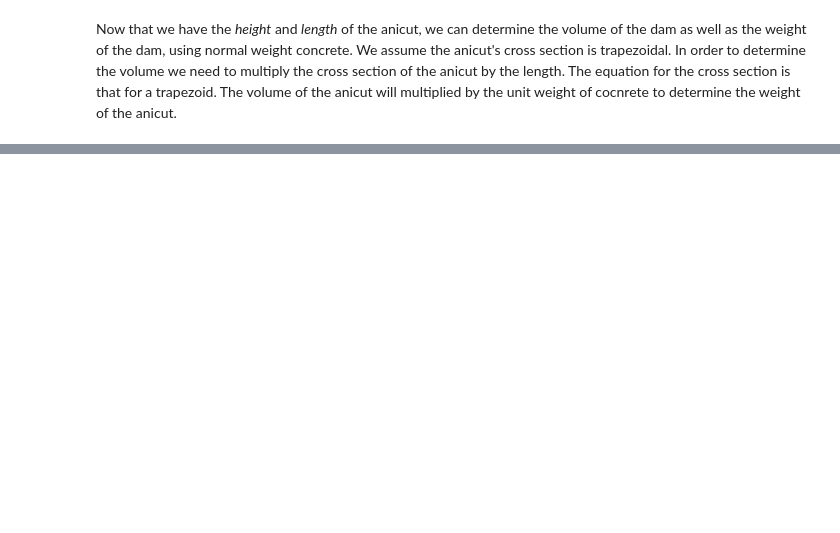
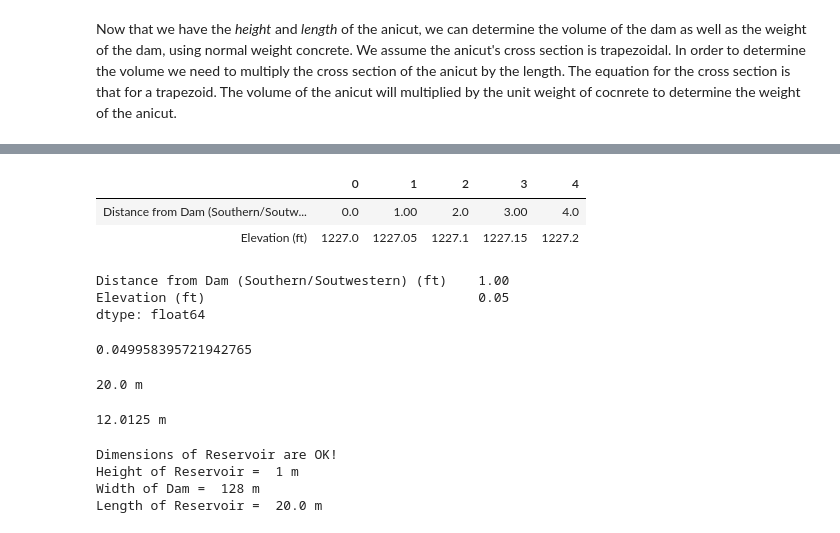
Before and after one commit to sophiaertel/CE6800_TermProject_Group1, a Jupyter notebook: Phase_III_Olenzak_Arena.ipynb, the cells around one changed output, grey strips where cells are left out. Drawn from its saved outputs; the diff is of its cells as text; code cells hidden in the pictures; blank space fills up the shorter version.

```diff
--- a/Phase_III_Olenzak_Arena.ipynb
+++ b/Phase_III_Olenzak_Arena.ipynb
@@ -142,0 +179,48 @@ The weight of the anicut is 821429.0 kg
+# %%
+PondSlope = pd.read_excel('Slope Elevation.xlsx')
+PondSlope.head().T
+# %% [output]
+|  | 0 | 1 | 2 | 3 | 4 |
+| Distance from Dam (Southern/Soutw... | 0.0 | 1.00 | 2.0 | 3.00 | 4.0 |
+| Elevation (ft) | 1227.0 | 1227.05 | 1227.1 | 1227.15 | 1227.2 |
+# %%
+slopes = PondSlope.apply(lambda x: np.polyfit(PondSlope.index, x, 1)[0])
+slopes
+#Assume that the slope is constant (because it is very close)
+#Slope = 0.05 ft/ft
+# %% [output]
+Distance from Dam (Southern/Soutwestern) (ft)    1.00
+Elevation (ft)                                   0.05
+dtype: float64
+# %%
+#theta = math.degrees(math.atan(0.05))
+theta = math.atan(0.05)
+theta
+# %% [output]
+0.049958395721942765
+# %%
+Length_of_Reservoir = Height/(math.tan(theta))
+print(round(Length_of_Reservoir,0), 'm')
+# %% [output]
+20.0 m
+# %%
+Needed_Length = (2)*(Runoff['ANNUAL'].max())/(Height*Length)
+print(Needed_Length, 'm')
+# %% [output]
+12.0125 m
+# %%
+if Needed_Length <= Length_of_Reservoir:
+    print('Dimensions of Reservoir are OK!')
+    print('Height of Reservoir = ', Height, 'm')
+    print('Width of Dam = ', Length, 'm')
+    print('Length of Reservoir = ', round(Length_of_Reservoir,0), 'm')
+else:
+    print('Current Dimensions will not hold maximum water catchment.')
+    print('Height of Reservoir = ', Height, 'm')
+    print('Width of Dam = ', Length, 'm')
+    print('Length of Reservoir = ', round(Length_of_Reservoir,0), 'm')
+# %% [output]
+Dimensions of Reservoir are OK!
+Height of Reservoir =  1 m
+Width of Dam =  128 m
+Length of Reservoir =  20.0 m
```
Also changed, not shown: parts of 9 cells of this notebook.
